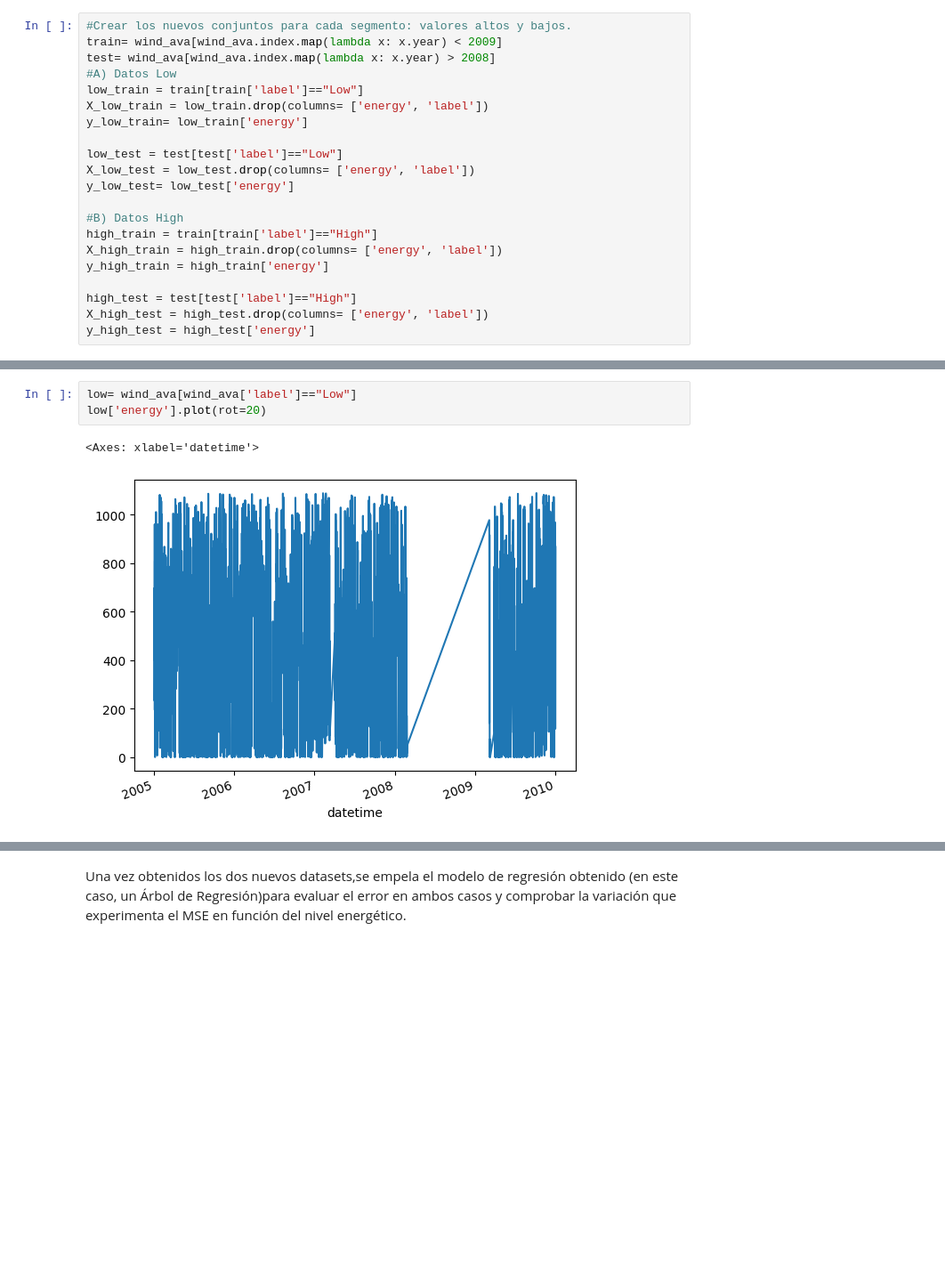
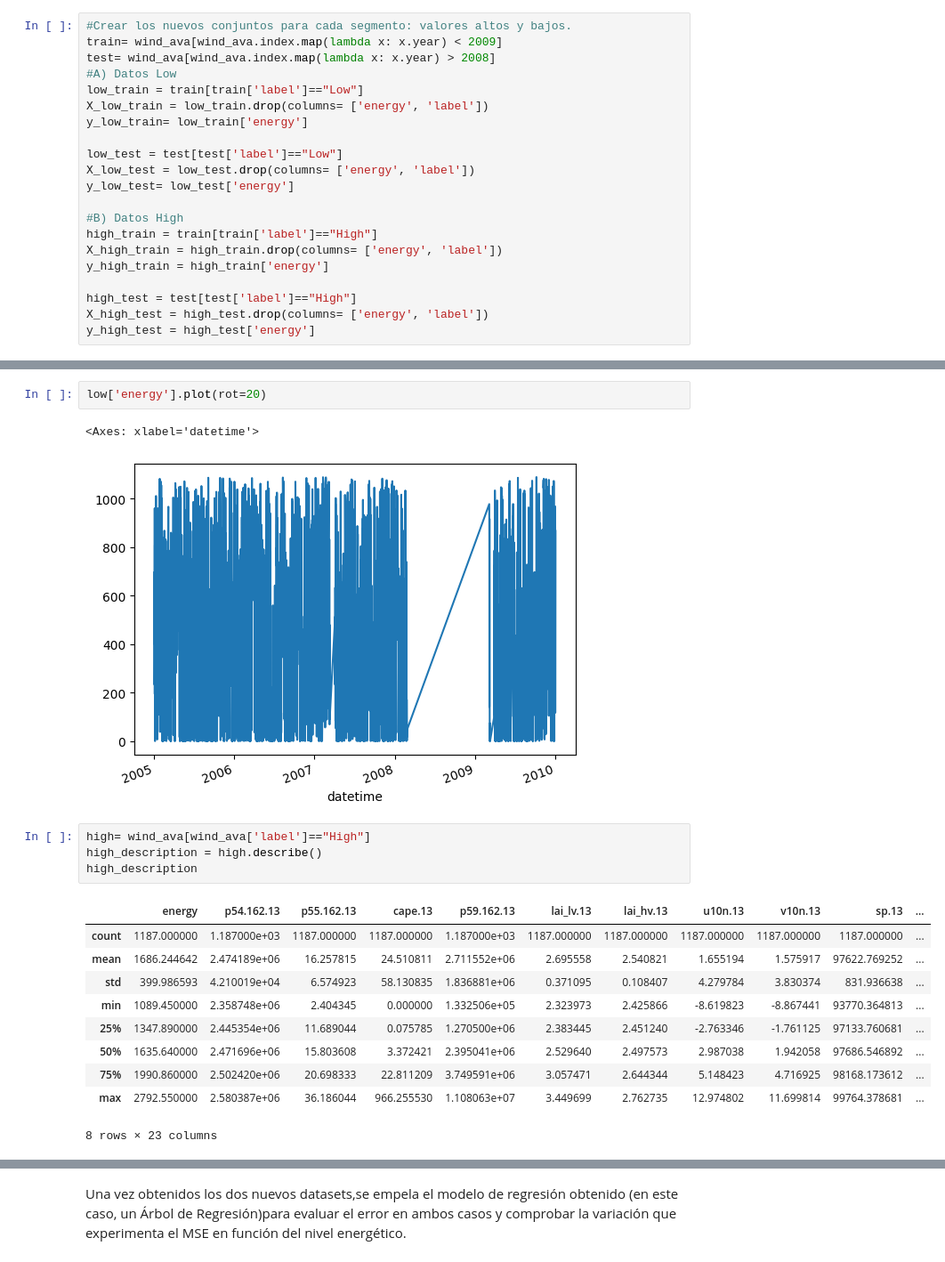
Before and after one commit to mgommez/practica1_ml, a Jupyter notebook: Clasificacion.ipynb, the cells around one changed output, grey strips where cells are left out. Shown at 89% size. Drawn from its saved outputs; the diff is of its cells as text; blank space fills up the shorter version.

```diff
--- a/Clasificacion.ipynb
+++ b/Clasificacion.ipynb
@@ -113,7 +129,21 @@ Mediante la impresión de gráficos, se comprueba que para ambos casos es factib
 # %%
-low= wind_ava[wind_ava['label']=="Low"]
 low['energy'].plot(rot=20)
 # %% [output]
 <Axes: xlabel='datetime'>
 [figure]
+# %%
+high= wind_ava[wind_ava['label']=="High"]
+high_description = high.describe()
+high_description
+# %% [output]
+|  | energy | p54.162.13 | p55.162.13 | cape.13 | p59.162.13 | lai_lv.13 | lai_hv.13 | u10n.13 | v10n.13 | sp.13 | ... |
+| count | 1187.000000 | 1.187000e+03 | 1187.000000 | 1187.000000 | 1.187000e+03 | 1187.000000 | 1187.000000 | 1187.000000 | 1187.000000 | 1187.000000 | ... |
+| mean | 1686.244642 | 2.474189e+06 | 16.257815 | 24.510811 | 2.711552e+06 | 2.695558 | 2.540821 | 1.655194 | 1.575917 | 97622.769252 | ... |
+| std | 399.986593 | 4.210019e+04 | 6.574923 | 58.130835 | 1.836881e+06 | 0.371095 | 0.108407 | 4.279784 | 3.830374 | 831.936638 | ... |
+| min | 1089.450000 | 2.358748e+06 | 2.404345 | 0.000000 | 1.332506e+05 | 2.323973 | 2.425866 | -8.619823 | -8.867441 | 93770.364813 | ... |
+| 25% | 1347.890000 | 2.445354e+06 | 11.689044 | 0.075785 | 1.270500e+06 | 2.383445 | 2.451240 | -2.763346 | -1.761125 | 97133.760681 | ... |
+| 50% | 1635.640000 | 2.471696e+06 | 15.803608 | 3.372421 | 2.395041e+06 | 2.529640 | 2.497573 | 2.987038 | 1.942058 | 97686.546892 | ... |
+| 75% | 1990.860000 | 2.502420e+06 | 20.698333 | 22.811209 | 3.749591e+06 | 3.057471 | 2.644344 | 5.148423 | 4.716925 | 98168.173612 | ... |
+| max | 2792.550000 | 2.580387e+06 | 36.186044 | 966.255530 | 1.108063e+07 | 3.449699 | 2.762735 | 12.974802 | 11.699814 | 99764.378681 | ... |
+8 rows × 23 columns
 # %%
```
Also changed, not shown: parts of 7 cells of this notebook.
